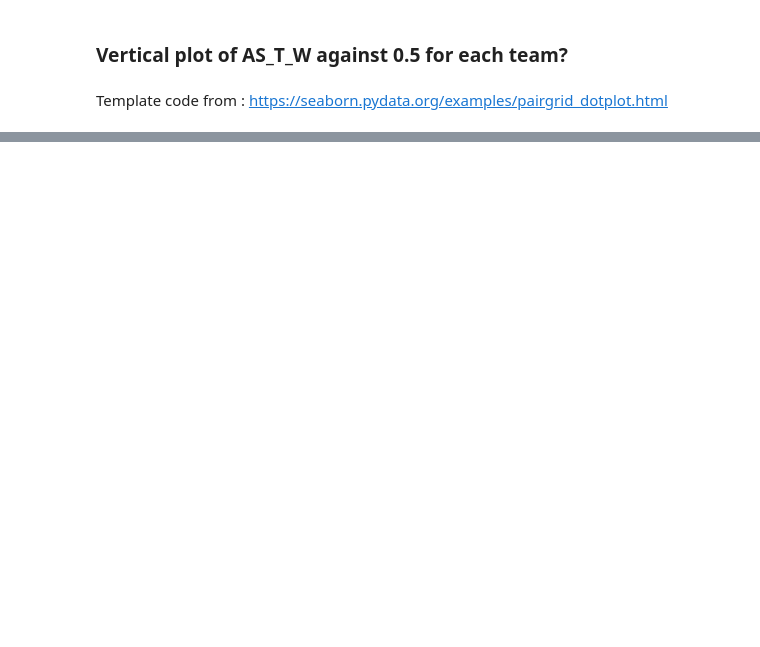
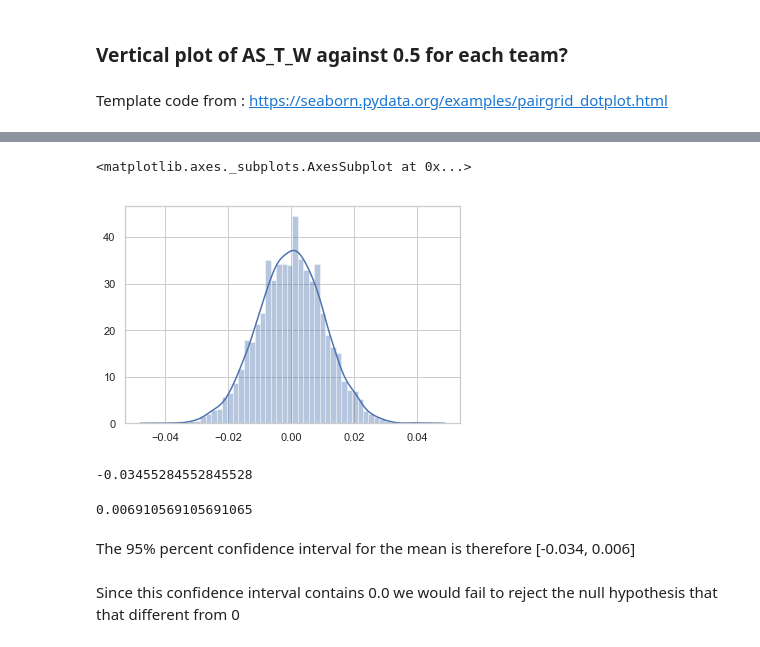
Before and after one commit to sahildshah1/funData-playground, a Jupyter notebook: deliverables/nba-spreads.ipynb, the cells around one changed output, grey strips where cells are left out. Saved outputs shown, nothing was run; the diff lists cells and outputs as text; code cells hidden in the pictures; blank space fills up the shorter version.

```diff
--- a/deliverables/nba-spreads.ipynb
+++ b/deliverables/nba-spreads.ipynb
@@ -160,0 +185,2 @@ sns.despine(left=True, bottom=True)
+# %%
+sample_mean = np.mean(relative_wins)
@@ -160,0 +191,18 @@ sns.despine(left=True, bottom=True)
+# %%
+NUM_BOOTSTRAPS = 10000
+
+delta_array = np.zeros(NUM_BOOTSTRAPS)
+
+for bootstrap_sample in list(range(0,NUM_BOOTSTRAPS-1)):
+
+    bootstrap_array = np.random.choice(relative_wins ,
+                                       size=len(relative_wins),
+                                       replace=True,
+                                       p=None)
+
+    delta_array[bootstrap_sample] = bootstrap_array.mean() - sample_mean
+# %%
+sns.distplot(delta_array)
+# %% [output]
+<matplotlib.axes._subplots.AxesSubplot at 0x...>
+[figure, added]
@@ -160,0 +214,12 @@ sns.despine(left=True, bottom=True)
+# %%
+sample_mean - upper
+# %% [output]
+-0.03455284552845528
+# %%
+sample_mean - lower
+# %% [output]
+0.006910569105691065
+# %% [markdown]
+The 95% percent confidence interval for the mean is therefore [-0.034, 0.006]
+# %% [markdown]
+Since this confidence interval contains 0.0 we would fail to reject the null hypothesis that that different from 0
```
Also changed, not shown: parts of 11 cells of this notebook.
